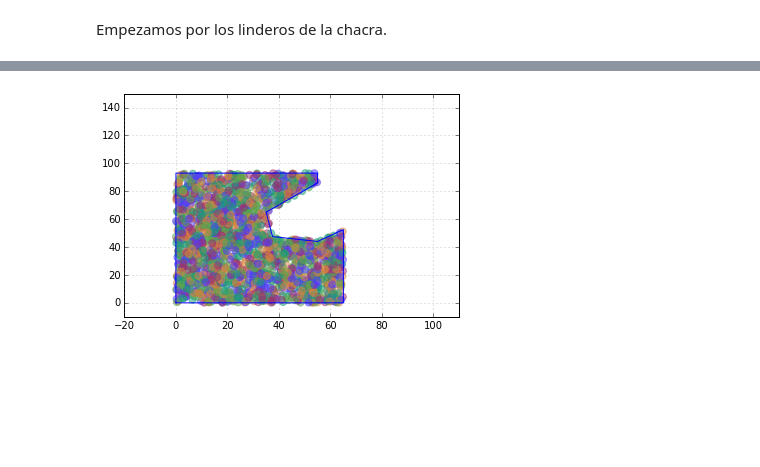
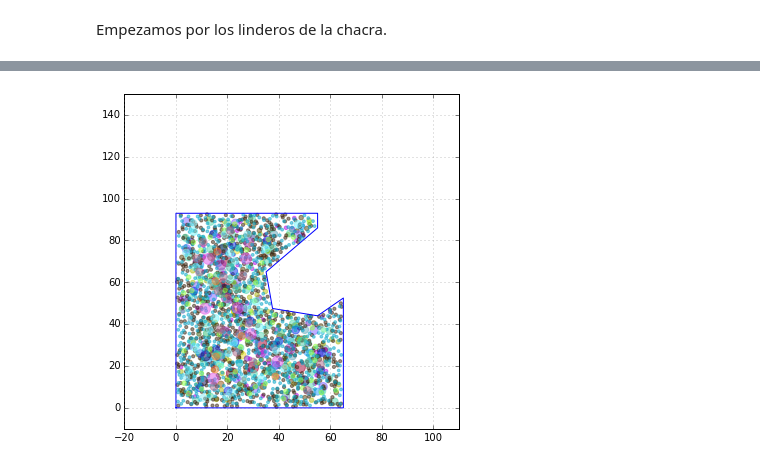
Before and after one commit to icarito/arbio-diagram, a Jupyter notebook: diagrama.ipynb, the cells around one changed output, grey strips where cells are left out. Saved outputs shown, nothing was run; the diff lists cells and outputs as text; code cells hidden in the pictures; blank space fills up the shorter version.

```diff
--- a/diagrama.ipynb
+++ b/diagrama.ipynb
@@ -35,4 +36,6 @@ import mpld3
 # %% [markdown]
 La base de datos consiste en una lista de especies, cantidades, diámetro, y características.
 # %%
-plantas = pd.read_csv("db.csv") ## Es una base
+especies = pd.read_csv("db.txt") ## Es una base
+#especies = especies[(especies.estrato==3)]
+especies.
@@ -91,13 +101,0 @@ for individuo in list(plantas.itertuples()):
-# %%
-planta_x, planta_y, color = [], [], []
-for estrato in consolidado.iterrows():
-    #print (estrato[1]['individuos'])
-    color.append(np.random.rand(3,))
-    for planta in range(estrato[1]['individuos']):
-        p = punto_aleatorio(chacra)
-        planta_x.append(p.x)
-        planta_y.append(p.y)
-        #x[total], y[total] = p.x, p.y
-        #total = total + 1
-    #for planta in especie:
-    #    print (planta)
@@ -103,0 +159,3 @@ for estrato in consolidado.iterrows():
+# %%
+# Demora bastante
+pob = Poblacion(chacra, especies)
@@ -108,14 +195,18 @@ Empezamos por los linderos de la chacra.
 # %%
-fig = plt.figure()
+fig = plt.figure(figsize=(6, 6))
 chacra_x, chacra_y = chacra.exterior.xy
 ax = fig.add_subplot(111)
 ax.set_ylim(-10,150)
 ax.set_xlim(-20,110)
-ax.plot(chacra_x, chacra_y)
-ax.scatter(planta_x, planta_y, color=color, s=50, alpha=0.5)
+ax.plot( *chacra.exterior.xy )
+ax.scatter(list(pob.individuos.x),
+           list(pob.individuos.y),
+           color=list(pob.individuos.color),
+           s=list(pob.individuos.diametro),
+           alpha=0.5)
 ax.grid(color='gray', alpha=0.9)
 # %% [output]
-[figure, old version]
+[figure, new version]
 # %%
 # Gráfico interactivo
 mpld3.display(fig)
```
Also changed, not shown: parts of 9 cells of this notebook.
